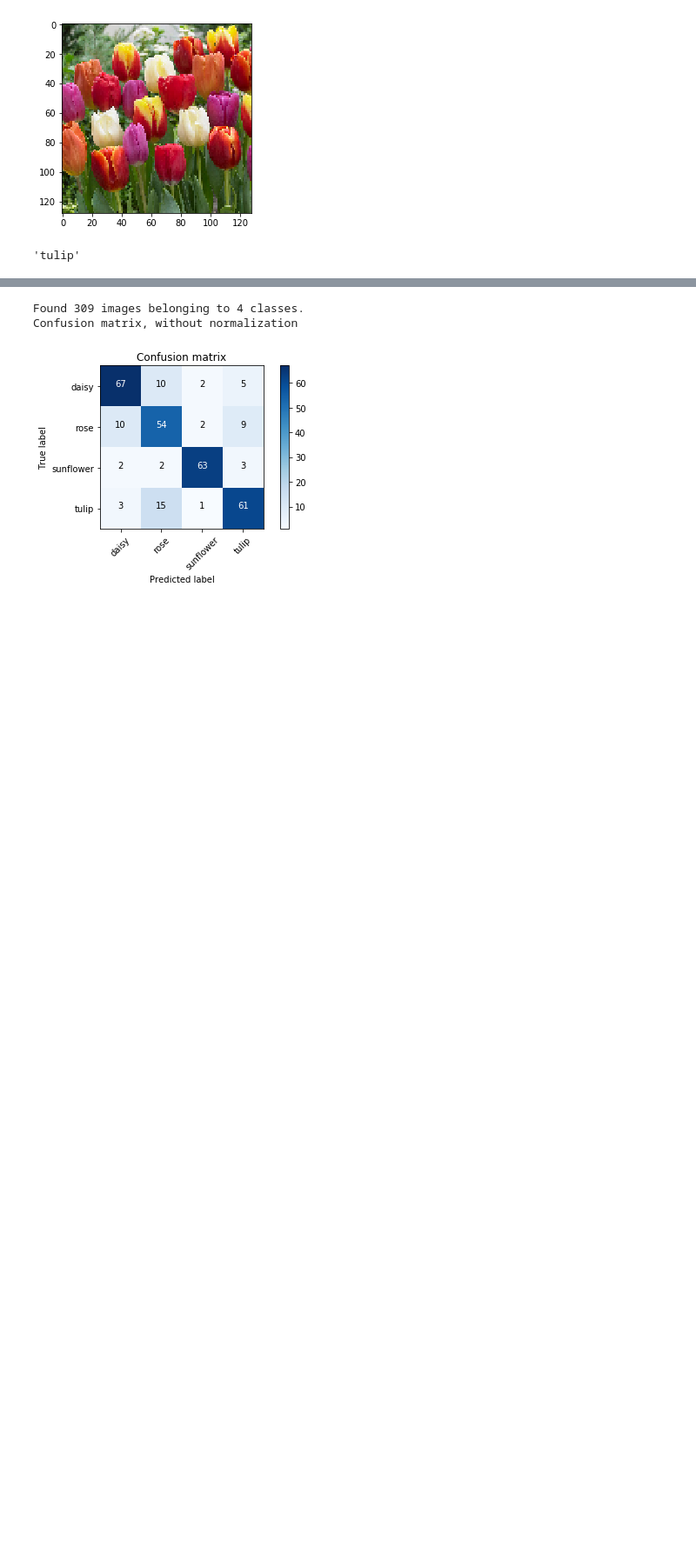
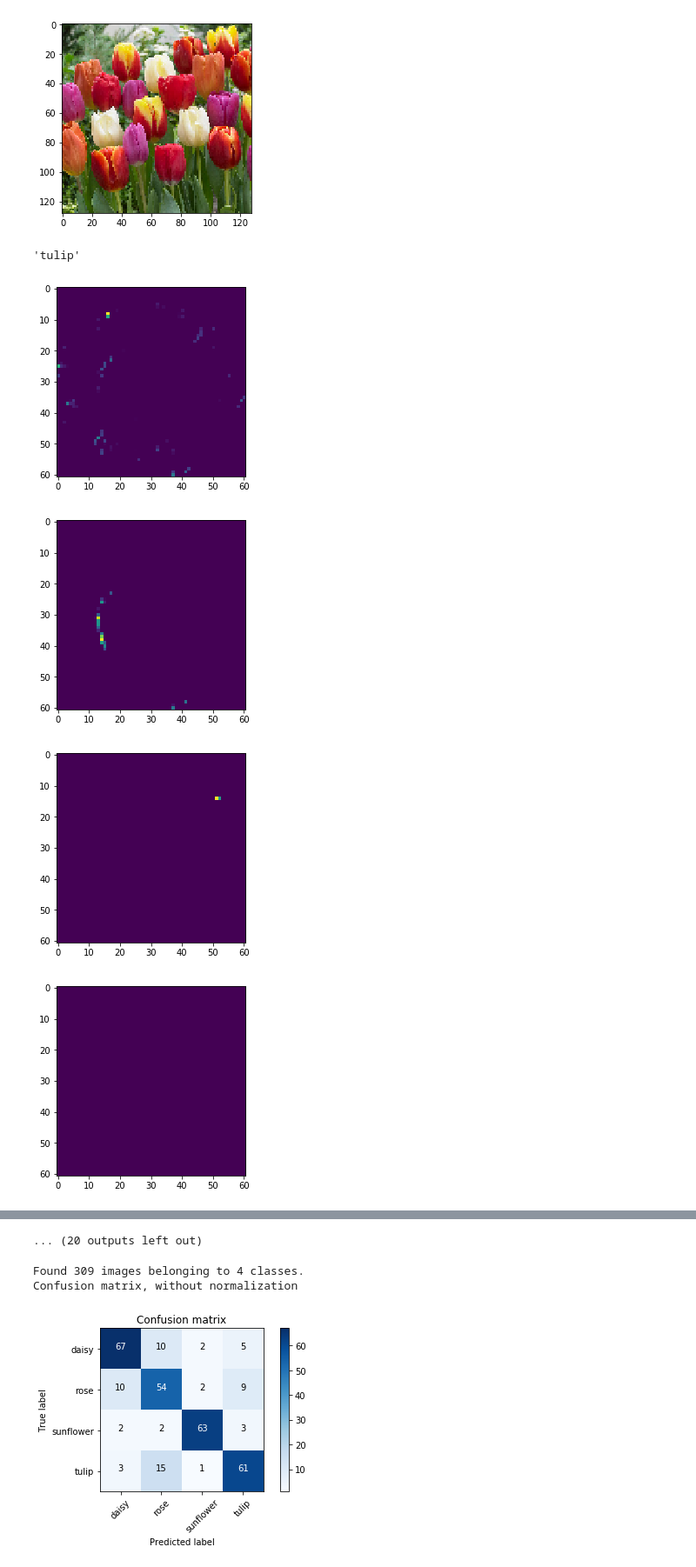
Before and after one commit to ZhichuanLi/CNN, a Jupyter notebook: JupiterCnn.ipynb, the cells around one changed output, grey strips where cells are left out. Shown at 87% size. Saved outputs shown, nothing was run; the diff lists cells and outputs as text; code cells hidden in the pictures; blank space fills up the shorter version.

```diff
--- a/JupiterCnn.ipynb
+++ b/JupiterCnn.ipynb
@@ -259,3 +261,25 @@ predict_flower(model, 'tulip.jpg')
 # %% [output]
 [figure]
 'tulip'
+# %%
+from keras.preprocessing import image
+from keras.models import Model
+
+def display_activation(image_path, act_index):
+    layer_outputs = [layer.output for layer in model.layers]
+    activation_model = Model(inputs=model.input, outputs=layer_outputs)
+    img = image.load_img(path=image_path,target_size=(128,128,3))
+    img = np.reshape(img,[1,128,128,3])
+    activations = activation_model.predict(img)
+    activation = activations[act_index]
+    activation_index=0
+    for i in range(32):
+        plt.imshow(activation[0, :, :, i])
+        plt.show()
+# %%
+display_activation('sunflower.jpg', 2)
+# %% [output]
+[figure, added]
+[figure, added]
+[figure, added]
+[figure, added]
@@ -262,3 +294,4 @@ predict_flower(model, 'tulip.jpg')
+... (20 outputs left out)
 # %%
 from sklearn.metrics import confusion_matrix
 
```
Also changed, not shown: parts of 4 cells of this notebook.
